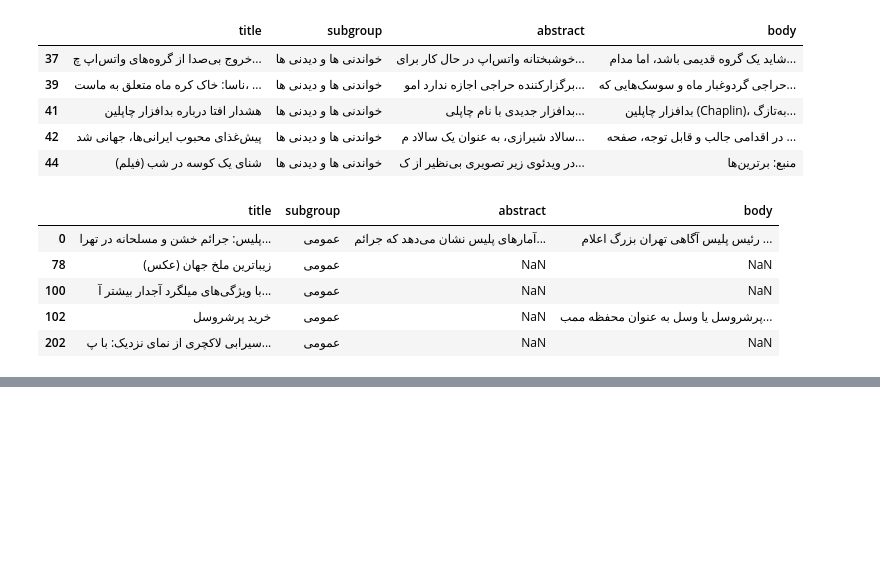
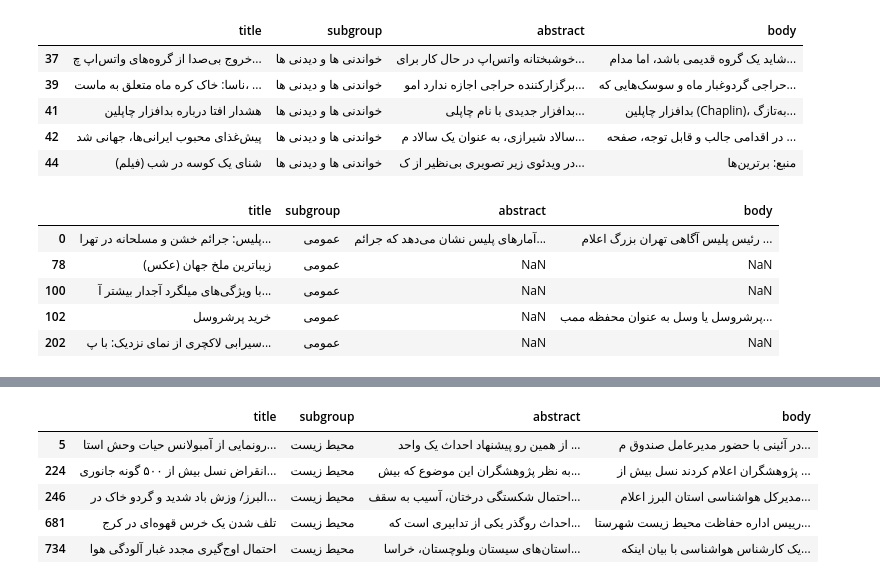
Before and after one commit to aliowx/data-analysis, a Jupyter notebook: text_processor.ipynb, the cells around one changed output, grey strips where cells are left out. Cells and saved outputs as stored; diff of their text form; code cells hidden in the pictures; blank space fills up the shorter version.

```diff
--- a/text_processor.ipynb
+++ b/text_processor.ipynb
@@ -160,0 +194,11 @@ value_specific_Technology_and_IT = df[df['subgroup']=='فناوری و IT ']
+# %%
+value_specific_Environment = df[df['subgroup']=='محیط زیست']
+# %%
+value_specific_Environment.head()
+# %% [output]
+|  | title | subgroup | abstract | body |
+| 5 | رونمایی از آمبولانس حیات وحش استا... | محیط زیست | از همین رو پیشنهاد احداث یک واحد ... | در آئینی با حضور مدیرعامل صندوق م... |
+| 224 | انقراض نسل بیش از ۵۰۰ گونه جانوری... | محیط زیست | به نظر پژوهشگران این موضوع که بیش... | پژوهشگران اعلام کردند نسل بیش از ... |
+| 246 | البرز/ وزش باد شدید و گردو خاک در... | محیط زیست | احتمال شکستگی درختان، آسیب به سقف... | مدیرکل هواشناسی استان البرز اعلام... |
+| 681 | تلف شدن یک خرس قهوه‌ای در کرج | محیط زیست | احداث روگذر یکی از تدابیری است که... | رییس اداره حفاظت محیط زیست شهرستا... |
+| 734 | احتمال اوج‌گیری مجدد غبار آلودگی هوا | محیط زیست | استان‌های سیستان وبلوچستان، خراسا... | یک کارشناس هواشناسی با بیان اینکه... |
```
Also changed, not shown: parts of 20 cells of this notebook.
